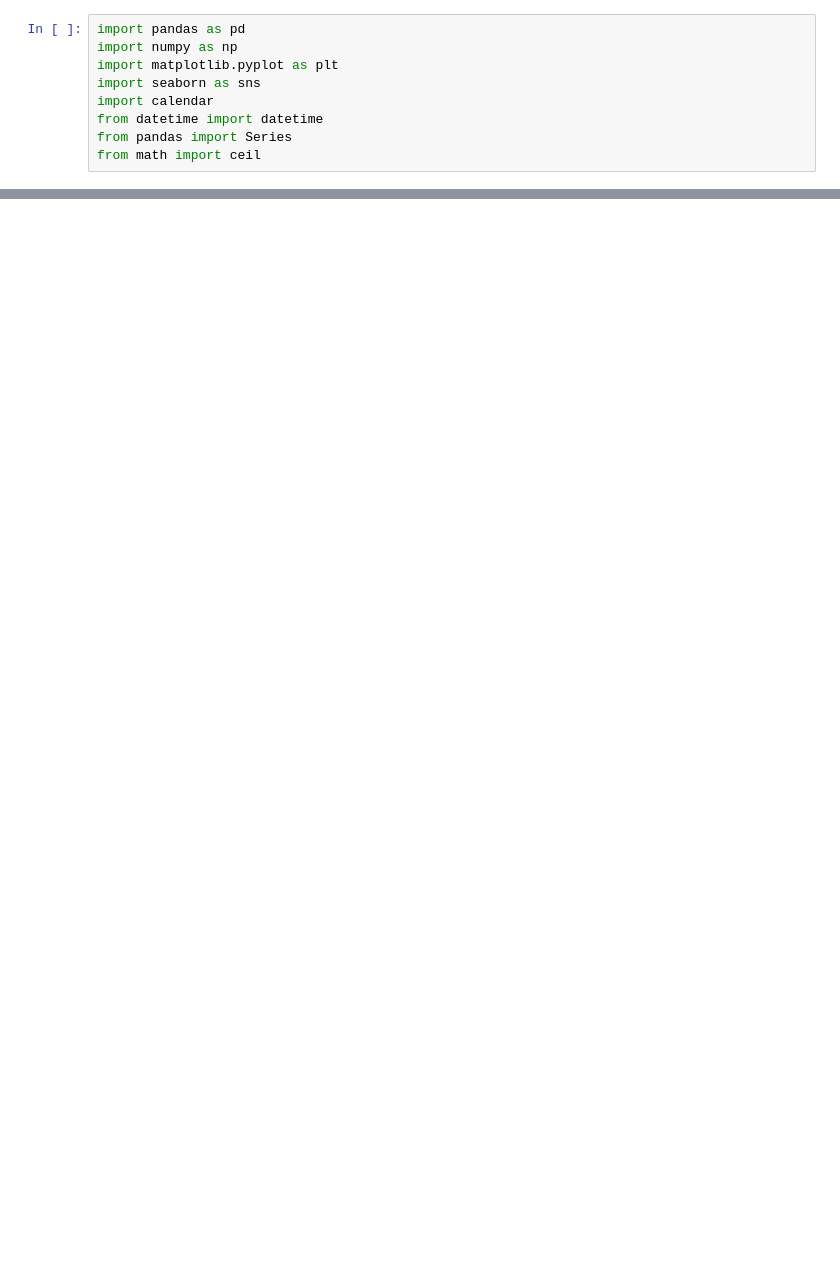
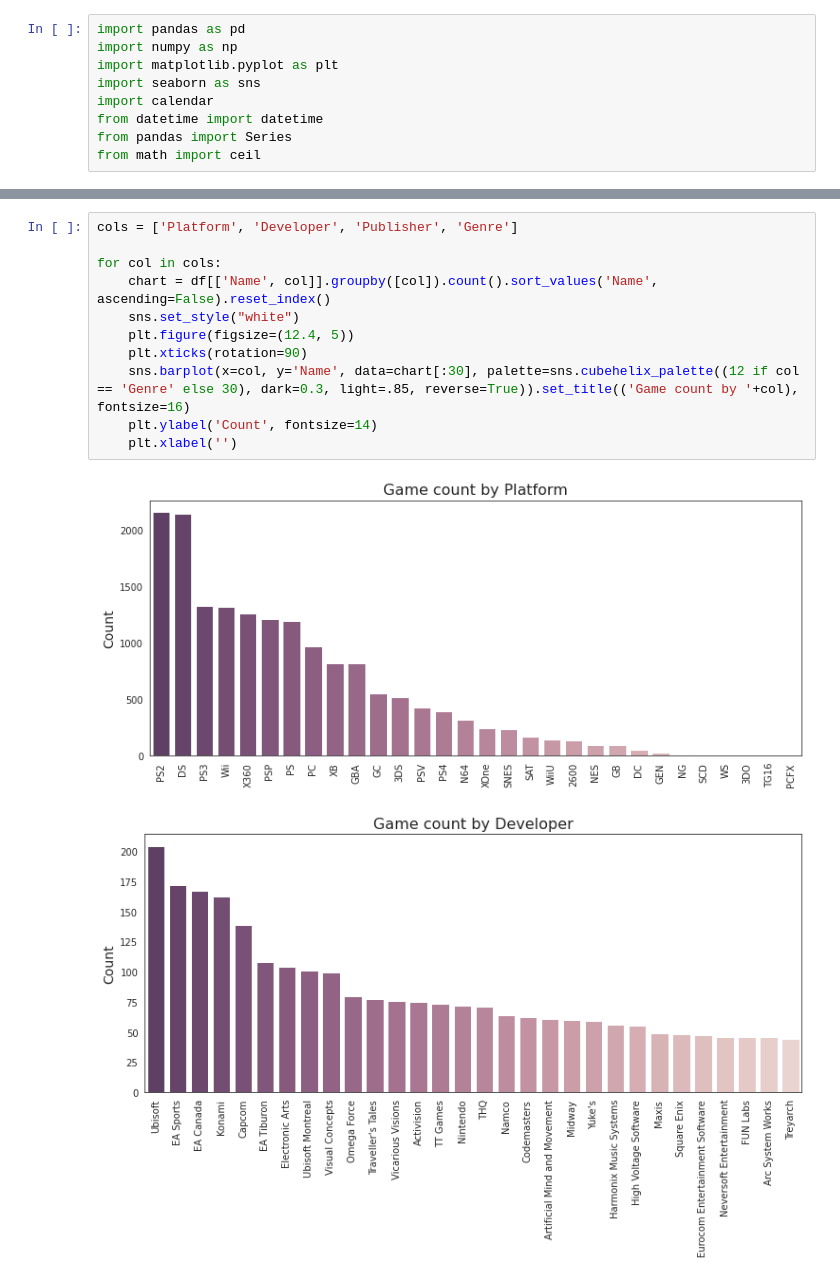
Before and after one commit to ChristianMocha/PrediccionVideoJuegos, a Jupyter notebook: PrediccionVideoJuegos.ipynb, the cells around one changed output, grey strips where cells are left out. Saved outputs shown, nothing was run; the diff lists cells and outputs as text; blank space fills up the shorter version.

```diff
--- a/PrediccionVideoJuegos.ipynb
+++ b/PrediccionVideoJuegos.ipynb
@@ -21,3 +21,17 @@ df[:5]
 | 2 | Mario Kart Wii | Wii | 2008.0 | Racing | Nintendo | 15.68 | 12.76 | 3.79 | 3.29 | ... |
 | 3 | Wii Sports Resort | Wii | 2009.0 | Sports | Nintendo | 15.61 | 10.93 | 3.28 | 2.95 | ... |
 | 4 | Pokemon Red/Pokemon Blue | GB | 1996.0 | Role-Playing | Nintendo | 11.27 | 8.89 | 10.22 | 1.00 | ... |
+# %%
+cols = ['Platform', 'Developer', 'Publisher', 'Genre']
+
+for col in cols:
+    chart = df[['Name', col]].groupby([col]).count().sort_values('Name', ascending=False).reset_index()
+    sns.set_style("white")
+    plt.figure(figsize=(12.4, 5))
+    plt.xticks(rotation=90)
+    sns.barplot(x=col, y='Name', data=chart[:30], palette=sns.cubehelix_palette((12 if col == 'Genre' else 30), dark=0.3, light=.85, reverse=True)).set_title(('Game count by '+col), fontsize=16)
+    plt.ylabel('Count', fontsize=14)
+    plt.xlabel('')
+# %% [output]
+[figure, added]
+[figure, added]
```
Also changed, not shown: parts of 4 cells of this notebook.
